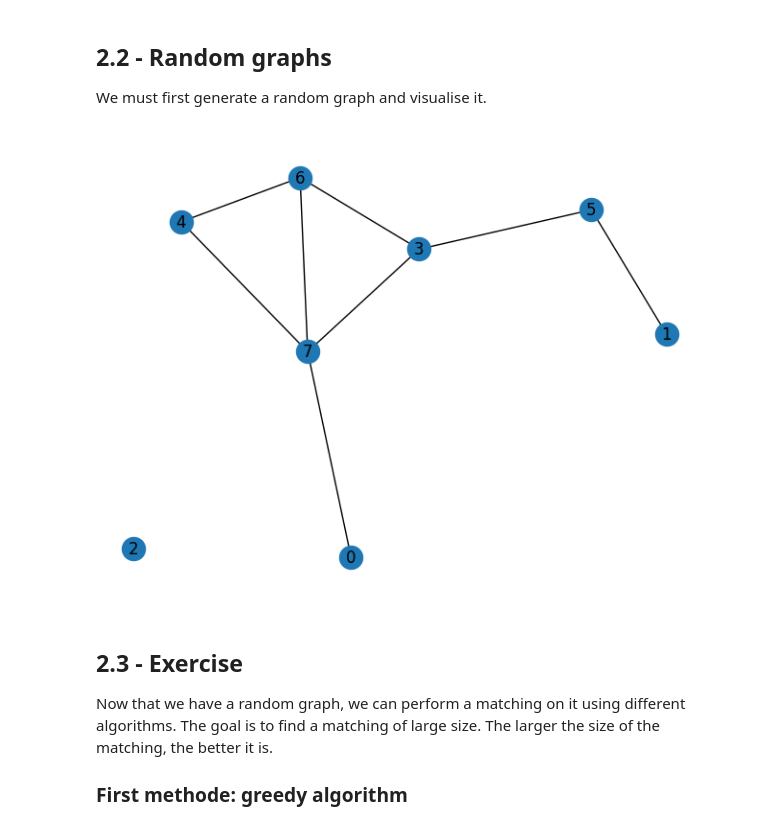
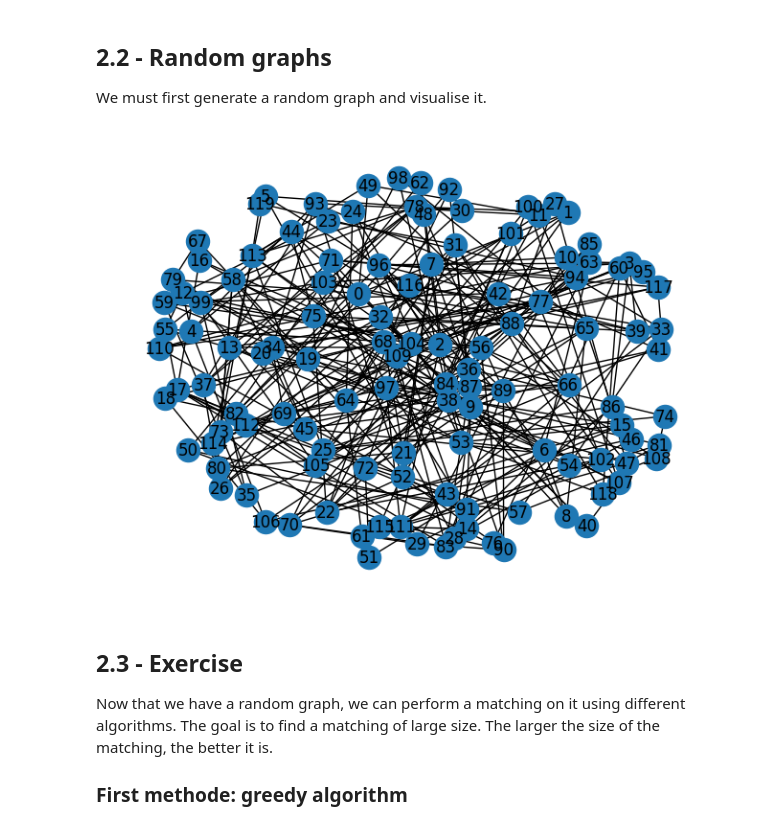
Before and after one commit to aldricLiottier/algo, a Jupyter notebook: exercice2/exercise_2.ipynb, the cells around one changed output. Saved outputs shown, nothing was run; the diff lists cells and outputs as text; code cells hidden in the pictures.

```diff
--- a/exercice2/exercise_2.ipynb
+++ b/exercice2/exercise_2.ipynb
@@ -23,17 +23,17 @@ We must first generate a random graph and visualise it.
 # %%
 import networkx as nx
 
 
 # Create a graph
-N = 8
-P = 0.3
+N = 120
+P = 0.04
 G = nx.gnp_random_graph(N, P)
 
 # Visualize the graph
 pos = nx.spring_layout(G, k=0.8, iterations=30)  # Makes it less cluttered
 nx.draw(G, pos=pos, with_labels=True)
 # %% [output]
-[figure, old version]
+[figure, new version]
 # %% [markdown]
 ## 2.3 - Exercise
 
```
Also changed, not shown: parts of 2 cells of this notebook.
